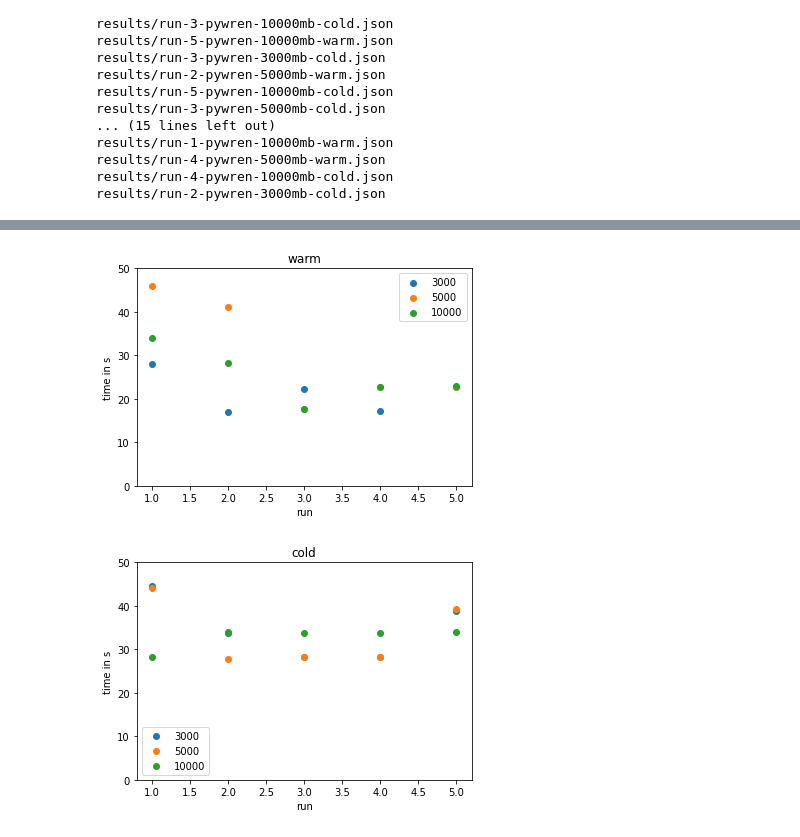
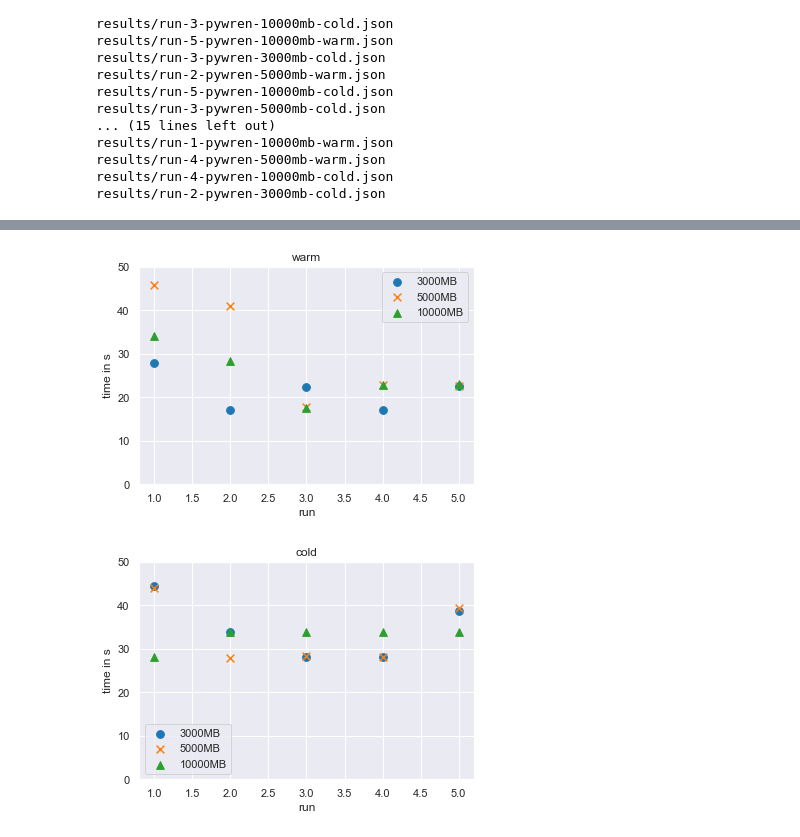
Before and after one commit to tuplex/tuplex, a Jupyter notebook: benchmarks/distributed/pywren/01_Analysis.ipynb, the cells around one changed output, grey strips where cells are left out. Drawn from its saved outputs; the diff is of its cells as text; code cells hidden in the pictures.

```diff
--- a/benchmarks/distributed/pywren/01_Analysis.ipynb
+++ b/benchmarks/distributed/pywren/01_Analysis.ipynb
@@ -70,23 +70,30 @@ df.groupby(['size', 'type']).mean()
 # %%
+import itertools
+
+sns.set_style('darkgrid')
+sns.set_context('notebook')
 def plot_df(df, exp_type='warm'):
     plt.figure()
     plt.title(exp_type)
+
+    markers = itertools.cycle('ox^')
+
     for group_name, group in df[df['type'] == exp_type].groupby('size'):
 
         #plt.plot(label=group_name)
         #print(group_name)
         group = group.sort_values('run')
-        plt.scatter(group['run'], group['job_time'], label=group_name)
+        plt.scatter(group['run'], group['job_time'], 60, marker=next(markers), label='{}MB'.format(group_name))
     plt.legend()
     plt.xlabel('run')
     plt.ylabel('time in s')
 
     plt.ylim(0, 50)
 plot_df(df, 'warm')
 plot_df(df, 'cold')
 # %% [output]
-[figure, old version]
+[figure, new version]
-[figure, old version]
+[figure, new version]
 # %%
 df[df['type'] == 'cold'].groupby('size').mean()
 # %% [output]
```
Also changed, not shown: parts of 1 cell of this notebook, 45 other files.
